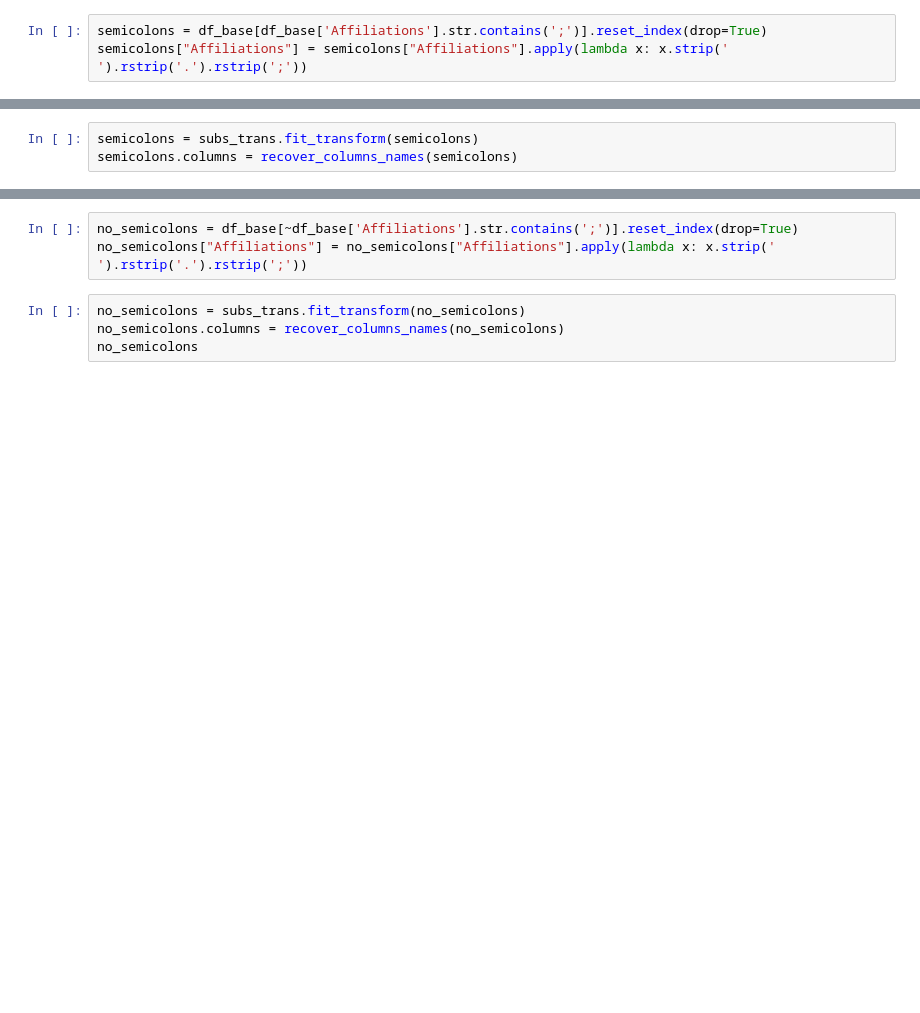
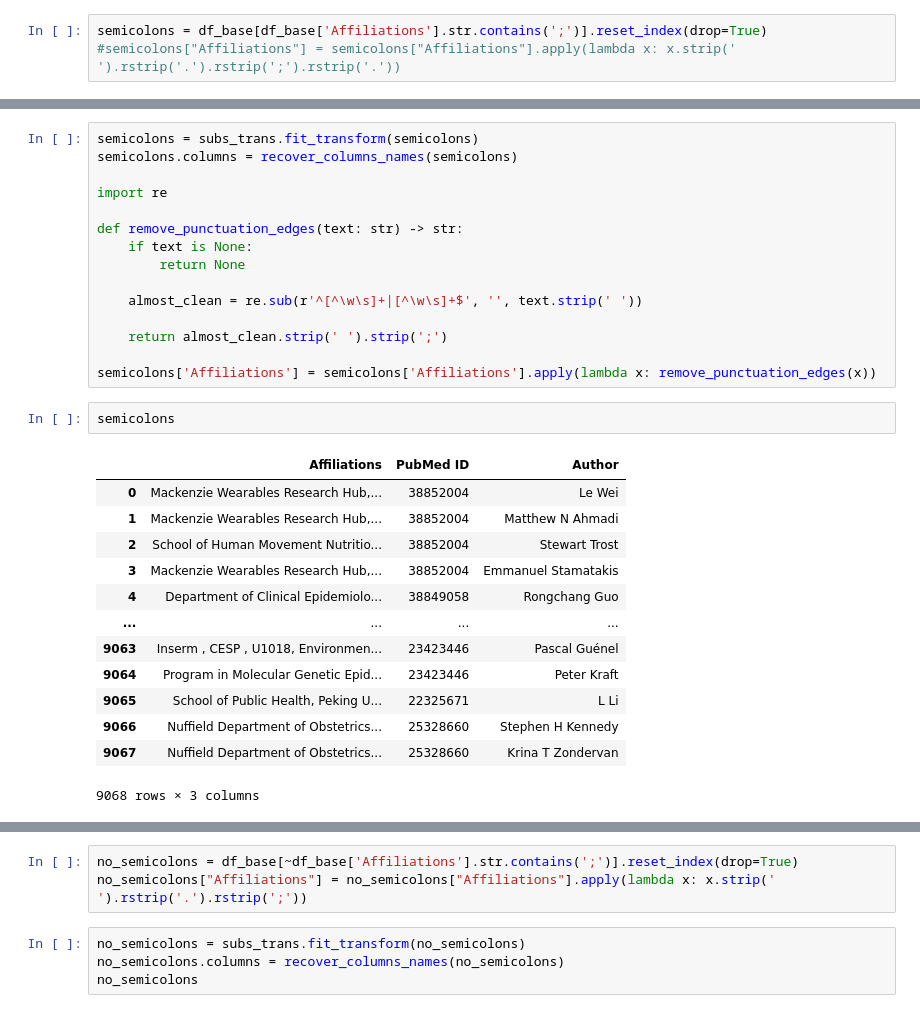
Before and after one commit to cge-tubingens/paper-fetcher, a Jupyter notebook: notebooks/01_basic_clean.ipynb, the cells around one changed output, grey strips where cells are left out. Saved outputs shown, nothing was run; the diff lists cells and outputs as text; blank space fills up the shorter version.

```diff
--- a/notebooks/01_basic_clean.ipynb
+++ b/notebooks/01_basic_clean.ipynb
@@ -44,6 +146,6 @@ df_base
 # %%
 semicolons = df_base[df_base['Affiliations'].str.contains(';')].reset_index(drop=True)
-semicolons["Affiliations"] = semicolons["Affiliations"].apply(lambda x: x.strip(' ').rstrip('.').rstrip(';'))
+#semicolons["Affiliations"] = semicolons["Affiliations"].apply(lambda x: x.strip(' ').rstrip('.').rstrip(';').rstrip('.'))
 # %%
 from paper_fetcher.affi_cleaner import ParenthesisDropper, SubstringDropper, StrReplace
 
@@ -63,6 +181,34 @@ subs_trans.set_output(transform="pandas")
-# %%
-semicolons = subs_trans.fit_transform(semicolons)
-semicolons.columns = recover_columns_names(semicolons)
+# %%
+semicolons = subs_trans.fit_transform(semicolons)
+semicolons.columns = recover_columns_names(semicolons)
+
+import re
+
+def remove_punctuation_edges(text: str) -> str:
+    if text is None:
+        return None
+
+    almost_clean = re.sub(r'^[^\w\s]+|[^\w\s]+$', '', text.strip(' '))
+
+    return almost_clean.strip(' ').strip(';')
+
+semicolons['Affiliations'] = semicolons['Affiliations'].apply(lambda x: remove_punctuation_edges(x))
+# %%
+semicolons
+# %% [output]
+|  | Affiliations | PubMed ID | Author |
+| 0 | Mackenzie Wearables Research Hub,... | 38852004 | Le Wei |
+| 1 | Mackenzie Wearables Research Hub,... | 38852004 | Matthew N Ahmadi |
+| 2 | School of Human Movement Nutritio... | 38852004 | Stewart Trost |
+| 3 | Mackenzie Wearables Research Hub,... | 38852004 | Emmanuel Stamatakis |
+| 4 | Department of Clinical Epidemiolo... | 38849058 | Rongchang Guo |
+| ... | ... | ... | ... |
+| 9063 | Inserm , CESP , U1018, Environmen... | 23423446 | Pascal Guénel |
+| 9064 | Program in Molecular Genetic Epid... | 23423446 | Peter Kraft |
+| 9065 | School of Public Health, Peking U... | 22325671 | L Li |
+| 9066 | Nuffield Department of Obstetrics... | 25328660 | Stephen H Kennedy |
+| 9067 | Nuffield Department of Obstetrics... | 25328660 | Krina T Zondervan |
+9068 rows × 3 columns
 # %%
 semicolons['Affiliations'] = semicolons['Affiliations'].str.split(';')
 semicolons = semicolons.explode('Affiliations').reset_index(drop=True)
```
Also changed, not shown: parts of 9 cells of this notebook, 2 other files.
